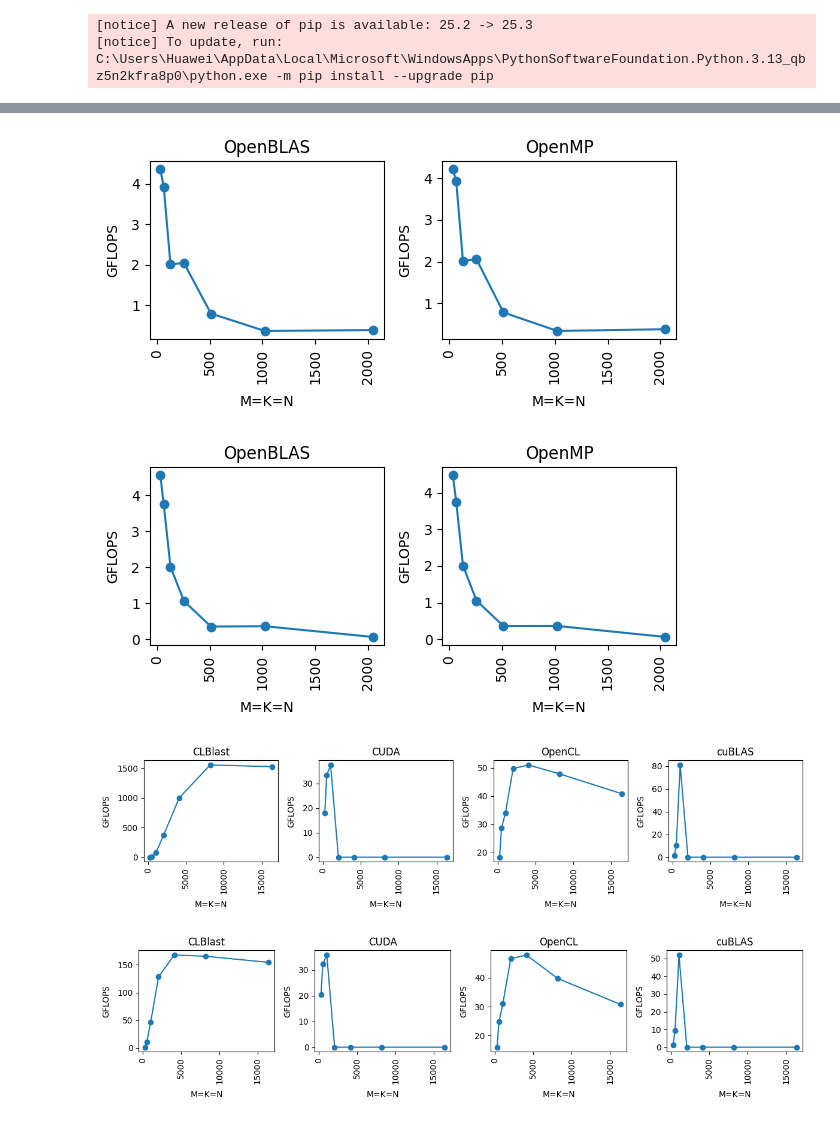
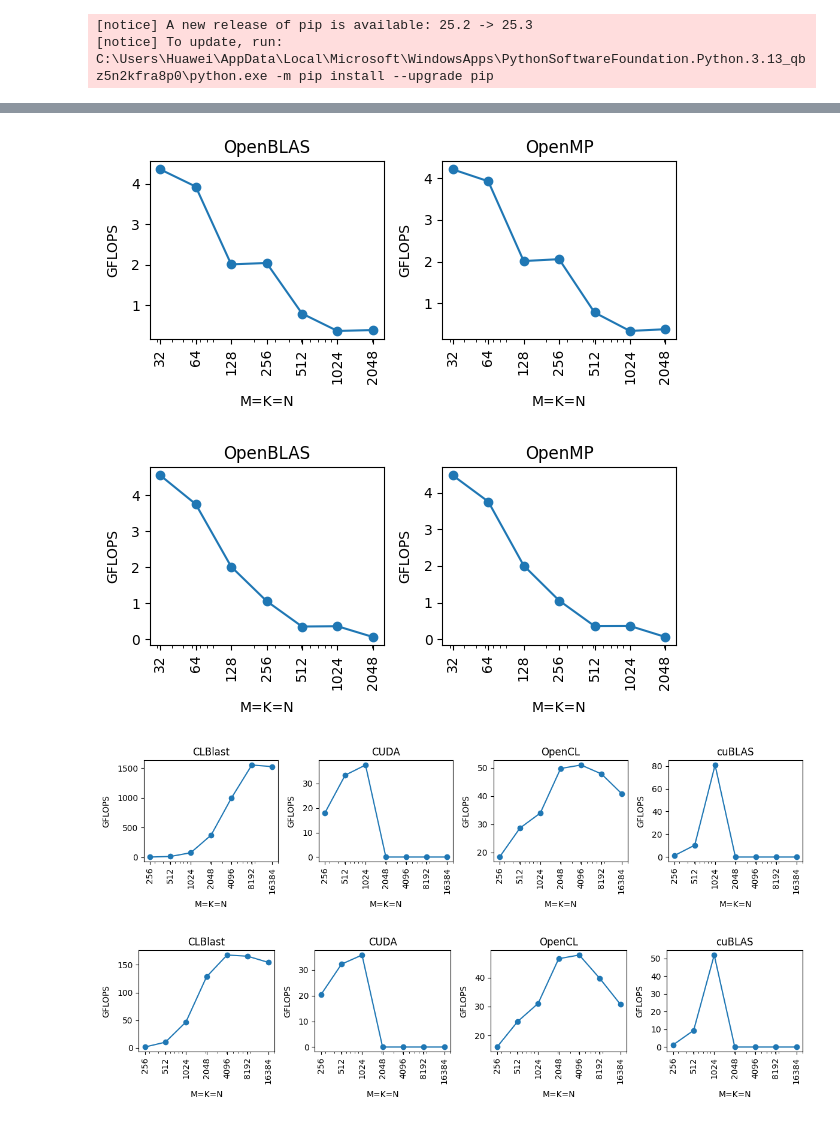
Before and after one commit to evsholukh/MatVec, a Jupyter notebook: bench.ipynb, the cells around one changed output, grey strips where cells are left out. Cells and saved outputs as stored; diff of their text form; code cells hidden in the pictures.

```diff
--- a/bench.ipynb
+++ b/bench.ipynb
@@ -93,0 +99,28 @@ data_gpu_float.sort_values(by="gflops", ascending=False)
+# %%
+
+def plot_bench(data_df, xlabel="n", ylabel="gflops", xtitle="N", ytitle="GFLOPS", figsize=None):
+    groups = data_df.groupby("runtime")
+
+    fig, axes = plt.subplots(nrows=1, ncols=len(groups), figsize=figsize)
+
+    for i, (runtime, group) in enumerate(groups):
+        group = group.groupby(xlabel, as_index=False).mean(numeric_only=True)
+        ax = axes[i]
+        ax.plot(
+            group[xlabel],
+            group[ylabel],
+            marker="o",
+            markersize=6,
+            label=runtime,
+        )
+        ax.set_title(runtime)
+        ax.set_xlabel(xtitle, labelpad=8)
+        ax.set_ylabel(ytitle, labelpad=8)
+        ax.set_xscale('log')
+        ax.tick_params("x", rotation=90)
+        ax.set_xticks(group[xlabel])
+        # ax.get_xaxis().set_major_formatter(ticker.ScalarFormatter())
+        # ax.get_xaxis().set_minor_formatter(ticker.NullFormatter())
+
+    plt.tight_layout()
+    plt.show()
@@ -99,8 +143,6 @@ def plot_bench(data_df, xlabel="n", ylabel="gflops", xtitle="N", ytitle="GFLOPS"
     fig, axes = plt.subplots(nrows=1, ncols=len(groups), figsize=figsize)
 
     for i, (runtime, group) in enumerate(groups):
-        # subgroups = group.groupby("dtype")
-        # for j, (dtype, subgroup) in enumerate(subgroups):
         group = group.groupby(xlabel, as_index=False).mean(numeric_only=True)
         ax = axes[i]
         ax.plot(
@@ -114,20 +156,21 @@ def plot_bench(data_df, xlabel="n", ylabel="gflops", xtitle="N", ytitle="GFLOPS"
         ax.set_xlabel(xtitle, labelpad=8)
         ax.set_ylabel(ytitle, labelpad=8)
         ax.tick_params("x", rotation=90)
-        # def fmt_two_digits(x, pos):
-        #     return str(group[xlabel][pos])
-        # ax.xaxis.set_major_formatter(ticker.FuncFormatter(fmt_two_digits))
+        ax.set_xscale('log')
+        ax.set_xticks(group[xlabel])
+        ax.get_xaxis().set_major_formatter(ticker.ScalarFormatter())
+        ax.get_xaxis().set_minor_formatter(ticker.NullFormatter())
 
     plt.tight_layout()
     plt.show()
 # %%
-plot_bench(data_cpu_float, figsize=(6, 3), xtitle="M=K=N")
-plot_bench(data_cpu_double, figsize=(6, 3), xtitle="M=K=N")
+plot_bench(gemm_data_cpu_float, figsize=(6, 3), xtitle="M=K=N", xlabel="mnk")
+plot_bench(gemm_data_cpu_double, figsize=(6, 3), xtitle="M=K=N", xlabel="mnk")
 
-plot_bench(data_gpu_float, figsize=(12, 3), xtitle="M=K=N")
-plot_bench(data_gpu_double, figsize=(12, 3), xtitle="M=K=N")
+plot_bench(gemm_data_gpu_float, figsize=(12, 3), xtitle="M=K=N", xlabel="mnk")
+plot_bench(gemm_data_gpu_double, figsize=(12, 3), xtitle="M=K=N", xlabel="mnk")
 # %% [output]
-[figure, old version]
+[figure, new version]
-[figure, old version]
+[figure, new version]
-[figure, old version]
+[figure, new version]
-[figure, old version]
+[figure, new version]
```
Also changed, not shown: parts of 6 cells of this notebook.
